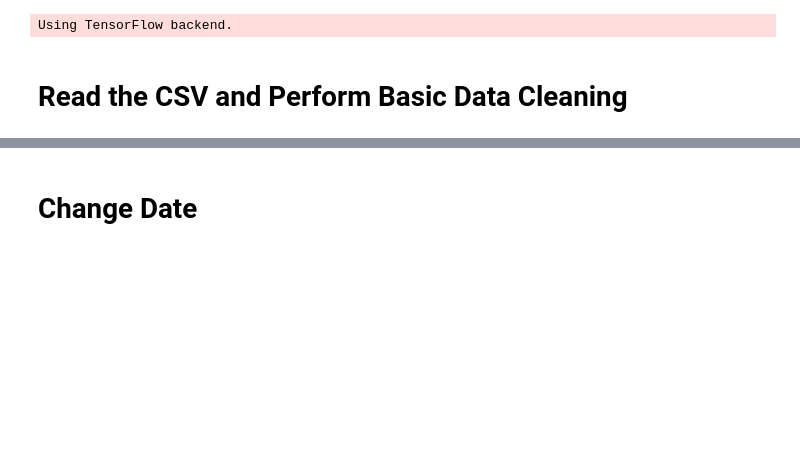
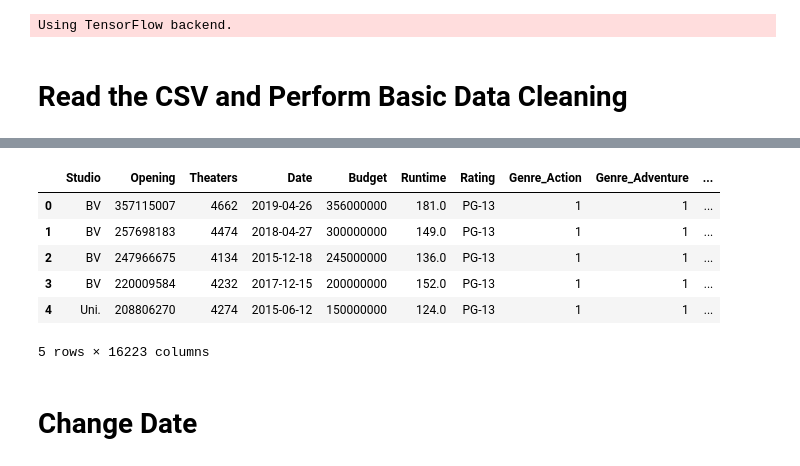
Before and after one commit to sinadodd/Project-3-Opening-Weekend, a Jupyter notebook: 04_ML.ipynb, the cells around one changed output, grey strips where cells are left out. Saved outputs shown, nothing was run; the diff lists cells and outputs as text; code cells hidden in the pictures; blank space fills up the shorter version.

```diff
--- a/04_ML.ipynb
+++ b/04_ML.ipynb
@@ -35,3 +35,13 @@ df.describe()
+# %%
+df.head()
+# %% [output]
+|  | Studio | Opening | Theaters | Date | Budget | Runtime | Rating | Genre_Action | Genre_Adventure | ... |
+| 0 | BV | 357115007 | 4662 | 2019-04-26 | 356000000 | 181.0 | PG-13 | 1 | 1 | ... |
+| 1 | BV | 257698183 | 4474 | 2018-04-27 | 300000000 | 149.0 | PG-13 | 1 | 1 | ... |
+| 2 | BV | 247966675 | 4134 | 2015-12-18 | 245000000 | 136.0 | PG-13 | 1 | 1 | ... |
+| 3 | BV | 220009584 | 4232 | 2017-12-15 | 200000000 | 152.0 | PG-13 | 1 | 1 | ... |
+| 4 | Uni. | 208806270 | 4274 | 2015-06-12 | 150000000 | 124.0 | PG-13 | 1 | 1 | ... |
+5 rows × 16223 columns
 # %% [markdown]
 # Change Date
 # %%
```
Also changed, not shown: parts of 39 cells of this notebook, 2 other files.
